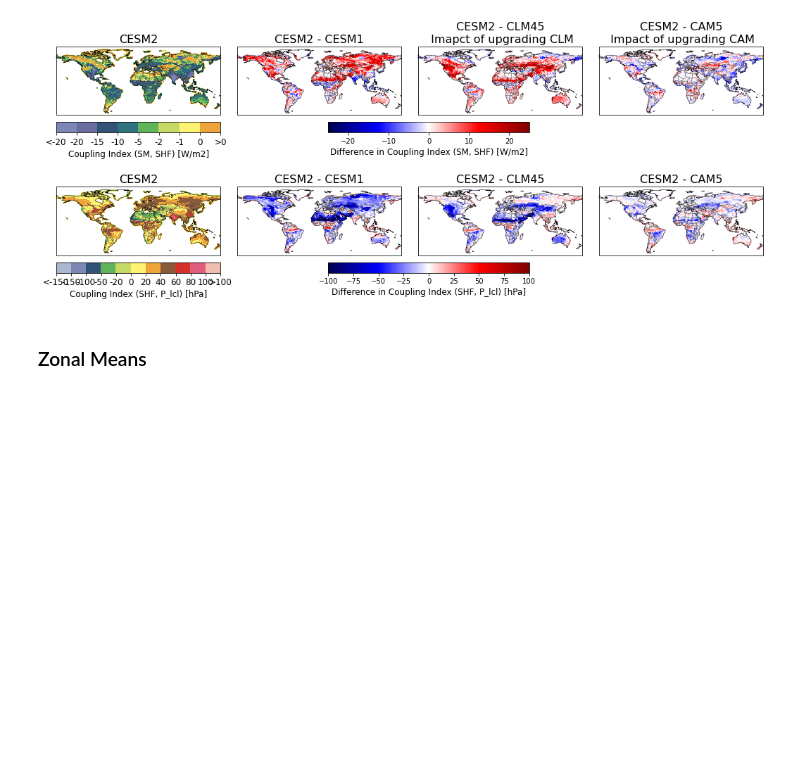
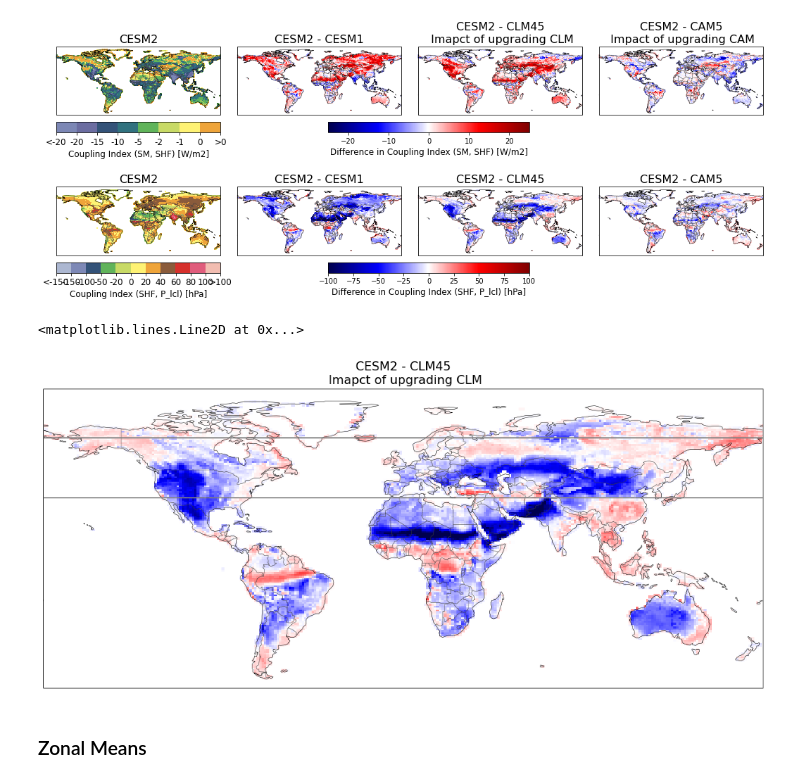
Before and after one commit to megandevlan/Coupling_CAM6CLM5, a Jupyter notebook: CouplingIndex_ModelVersionSensitivity_V2.ipynb, the cells around one changed output. Cells and saved outputs as stored; diff of their text form; code cells hidden in the pictures; blank space fills up the shorter version.

```diff
--- a/CouplingIndex_ModelVersionSensitivity_V2.ipynb
+++ b/CouplingIndex_ModelVersionSensitivity_V2.ipynb
@@ -602,6 +602,36 @@ axs[7].add_feature(cfeature.BORDERS,linewidth=0.5,edgecolor='0.25')
 # %% [output]
 <cartopy.mpl.feature_artist.FeatureArtist at 0x...>
 [figure]
+# %%
+# Set up figure
+fig, ax1 = plt.subplots(1,1, figsize=(17, 8),
+                        facecolor='w', edgecolor='k',
+                        subplot_kw={'projection':ccrs.PlateCarree()})
+
+# Set global-ish extent
+ax1.set_extent([-180,180,-60,90], crs=ccrs.PlateCarree())
+
+# Contour plots
+# contour_plot = ax1.pcolormesh(lon_cyclic,lat,terraDiff_CESM2vCLM45,
+#                              cmap='seismic',
+#                              vmin=-25,vmax=25)
+
+contour_plot = ax1.pcolormesh(lon_cyclic,lat,atmoDiff_CESM2vCLM45*lndMask,
+                             cmap='seismic',
+                             vmin=-100,vmax=100)
+
+# Additional options
+ax1.set_title('CESM2 - CLM45\n Imapct of upgrading CLM',fontsize=16)
+# axs[2].gridlines()
+# axs[6].gridlines()
+ax1.coastlines(linewidth=0.5,edgecolor='0.25')
+ax1.add_feature(cfeature.BORDERS,linewidth=0.5,edgecolor='0.25')
+
+ax1.axhline(35,color='grey')
+ax1.axhline(65,color='grey')
+# %% [output]
+<matplotlib.lines.Line2D at 0x...>
+[figure, added]
 # %% [markdown]
 ### Zonal Means
 # %%
```
Also changed, not shown: parts of 24 cells of this notebook.
